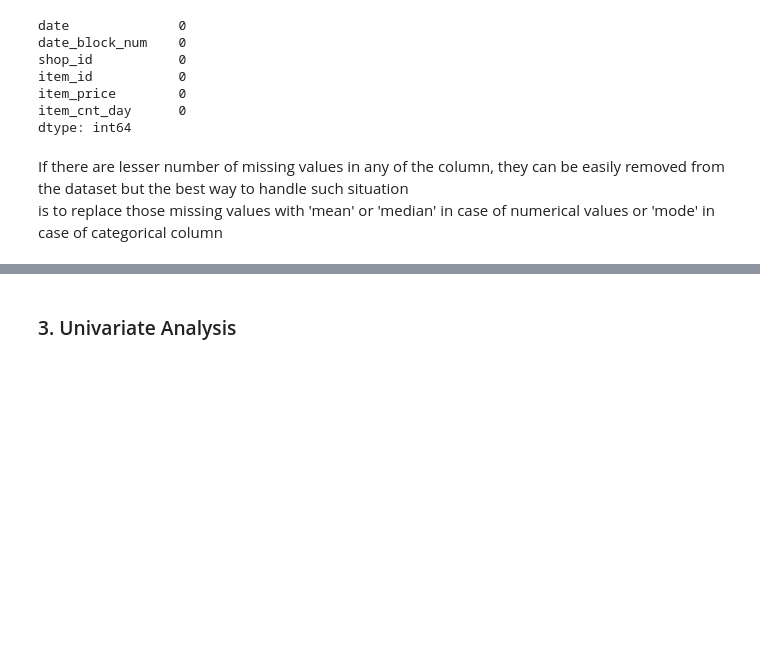
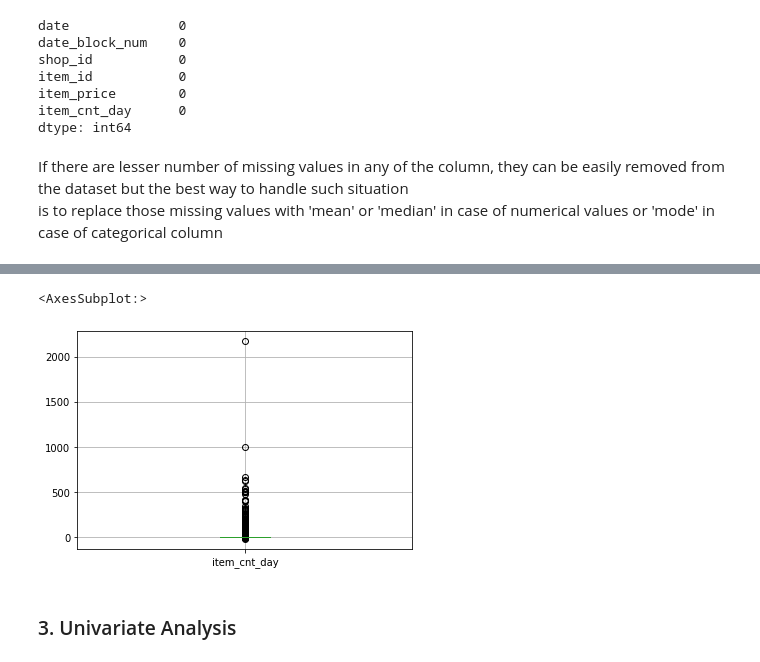
Before and after one commit to ManashJKonwar/ML-Retail-Sales, a Jupyter notebook: preprocessing_pipeline/eda.ipynb, the cells around one changed output, grey strips where cells are left out. Saved outputs shown, nothing was run; the diff lists cells and outputs as text; code cells hidden in the pictures; blank space fills up the shorter version.

```diff
--- a/preprocessing_pipeline/eda.ipynb
+++ b/preprocessing_pipeline/eda.ipynb
@@ -109,3 +135,8 @@ with some other variable, these values may lie far from the expected value.
+# %%
+retail_data.boxplot(column=['item_cnt_day'])
+# %% [output]
+<AxesSubplot:>
+[figure, added]
 # %% [markdown]
 ### 3. Univariate Analysis
 # %% [markdown]
```
Also changed, not shown: parts of 11 cells of this notebook.
